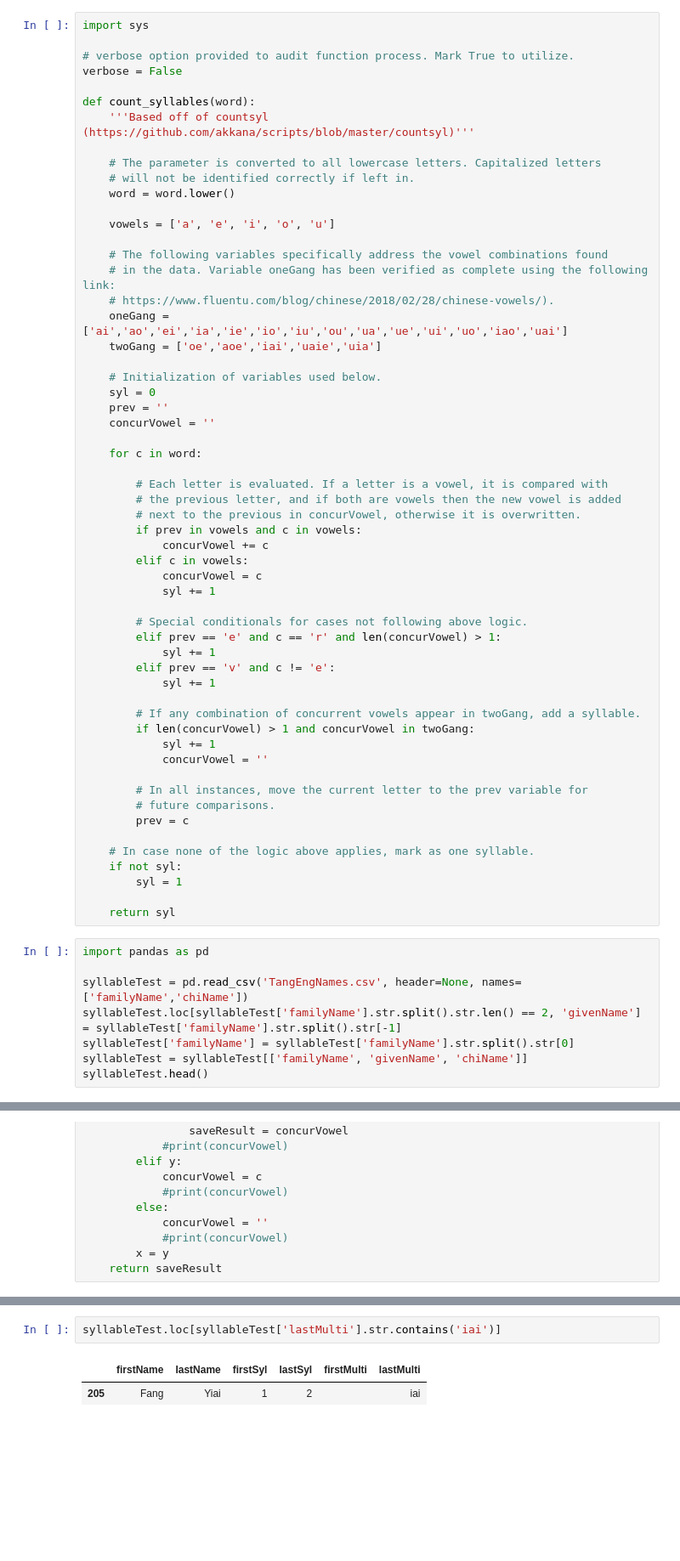
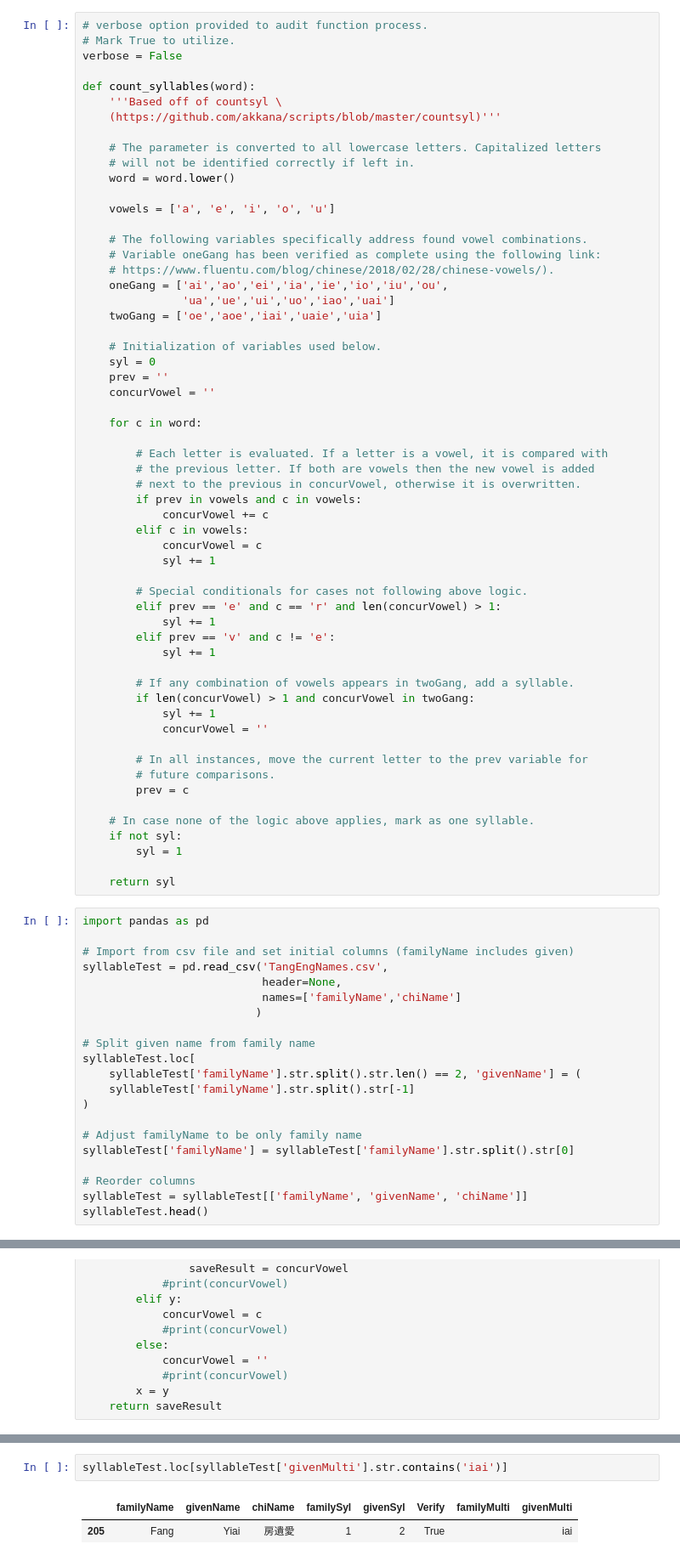
Before and after one commit to JHGFD82/THD-PinyinSyllableCounter, a Jupyter notebook: Name Syllable Challenge.ipynb, the cells around one changed output, grey strips where cells are left out. Shown at 85% size. Drawn from its saved outputs; the diff is of its cells as text; blank space fills up the shorter version.

Commit message:
Removed unused code, reordered notebook structure.

```diff
--- a/Name Syllable Challenge.ipynb
+++ b/Name Syllable Challenge.ipynb
@@ -17,13 +17,13 @@ However, this behavior is not consistent based on certain vowel combinations tha
 
 Therefore it was important to address the concurrent vowels that appear in our data and label each with how many syllables they are, and that process is detailed in the later part of this report. First, the finished function is displayed below:
 # %%
-import sys
-
-# verbose option provided to audit function process. Mark True to utilize.
+# verbose option provided to audit function process.
+# Mark True to utilize.
 verbose = False
 
 def count_syllables(word):
-    '''Based off of countsyl (https://github.com/akkana/scripts/blob/master/countsyl)'''
+    '''Based off of countsyl \
+    (https://github.com/akkana/scripts/blob/master/countsyl)'''
 
     # The parameter is converted to all lowercase letters. Capitalized letters
     # will not be identified correctly if left in.
@@ -31,10 +31,11 @@ def count_syllables(word):
 
     vowels = ['a', 'e', 'i', 'o', 'u']
 
-    # The following variables specifically address the vowel combinations found
-    # in the data. Variable oneGang has been verified as complete using the following link:
+    # The following variables specifically address found vowel combinations.
+    # Variable oneGang has been verified as complete using the following link:
     # https://www.fluentu.com/blog/chinese/2018/02/28/chinese-vowels/).
-    oneGang = ['ai','ao','ei','ia','ie','io','iu','ou','ua','ue','ui','uo','iao','uai']
+    oneGang = ['ai','ao','ei','ia','ie','io','iu','ou',
+               'ua','ue','ui','uo','iao','uai']
     twoGang = ['oe','aoe','iai','uaie','uia']
 
     # Initialization of variables used below.
@@ -45,7 +46,7 @@ def count_syllables(word):
     for c in word:
 
         # Each letter is evaluated. If a letter is a vowel, it is compared with
-        # the previous letter, and if both are vowels then the new vowel is added
+        # the previous letter. If both are vowels then the new vowel is added
         # next to the previous in concurVowel, otherwise it is overwritten.
         if prev in vowels and c in vowels:
             concurVowel += c
@@ -59,7 +60,7 @@ def count_syllables(word):
         elif prev == 'v' and c != 'e':
             syl += 1
 
-        # If any combination of concurrent vowels appear in twoGang, add a syllable.
+        # If any combination of vowels appears in twoGang, add a syllable.
         if len(concurVowel) > 1 and concurVowel in twoGang:
             syl += 1
             concurVowel = ''
@@ -76,9 +77,22 @@ def count_syllables(word):
 # %%
 import pandas as pd
 
-syllableTest = pd.read_csv('TangEngNames.csv', header=None, names=['familyName','chiName'])
-syllableTest.loc[syllableTest['familyName'].str.split().str.len() == 2, 'givenName'] = syllableTest['familyName'].str.split().str[-1]
+# Import from csv file and set initial columns (familyName includes given)
+syllableTest = pd.read_csv('TangEngNames.csv',
+                           header=None,
+                           names=['familyName','chiName']
+                          )
+
+# Split given name from family name
+syllableTest.loc[
+    syllableTest['familyName'].str.split().str.len() == 2, 'givenName'] = (
+    syllableTest['familyName'].str.split().str[-1]
+)
+
+# Adjust familyName to be only family name
 syllableTest['familyName'] = syllableTest['familyName'].str.split().str[0]
+
+# Reorder columns
 syllableTest = syllableTest[['familyName', 'givenName', 'chiName']]
 syllableTest.head()
 # %% [output]
@@ -154,6 +177,6 @@ syllableTest.loc[syllableTest['Verify'] == False]
 # %%
-syllableTest.loc[syllableTest['lastMulti'].str.contains('iai')]
+syllableTest.loc[syllableTest['givenMulti'].str.contains('iai')]
 # %% [output]
-|  | firstName | lastName | firstSyl | lastSyl | firstMulti | lastMulti |
-| 205 | Fang | Yiai | 1 | 2 |  | iai |
+|  | familyName | givenName | chiName | familySyl | givenSyl | Verify | familyMulti | givenMulti |
+| 205 | Fang | Yiai | 房遺愛 | 1 | 2 | True |  | iai |
 # %%
```
Also changed, not shown: parts of 12 cells of this notebook.
